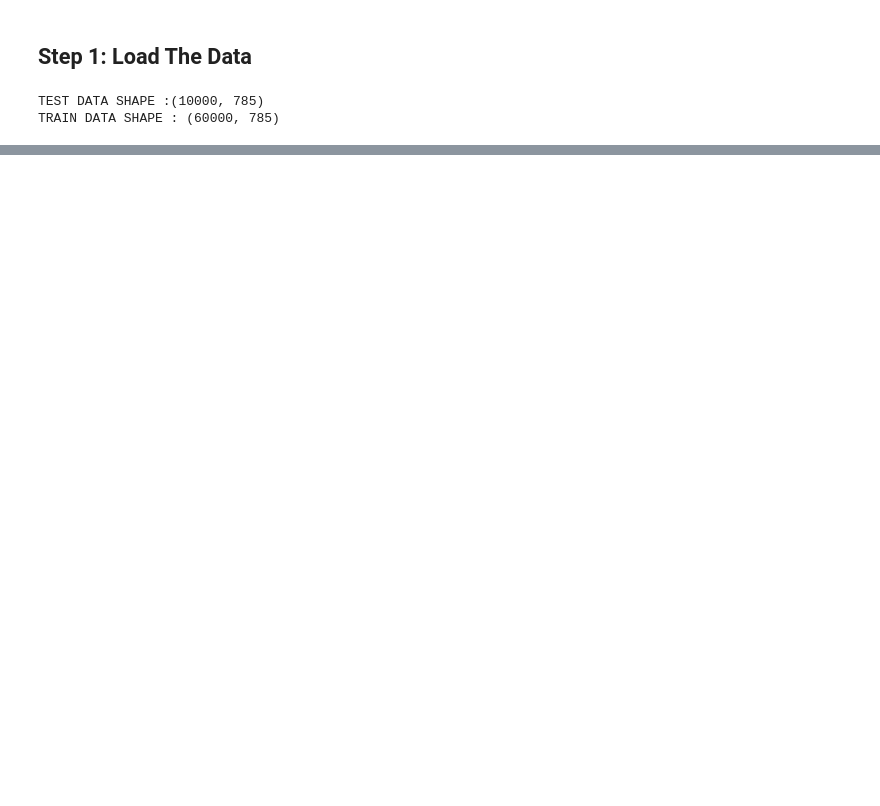
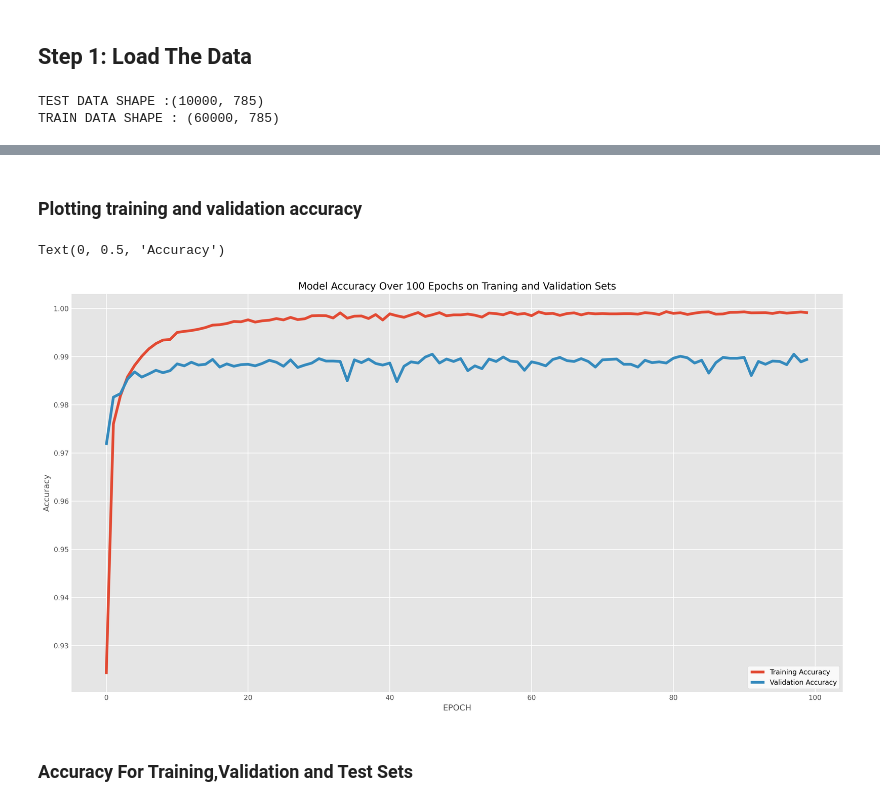
Before and after one commit to jayd719/ubiquitous-couscous, a Jupyter notebook: Assignment4/A4.ipynb, the cells around one changed output, grey strips where cells are left out. Saved outputs shown, nothing was run; the diff lists cells and outputs as text; code cells hidden in the pictures; blank space fills up the shorter version.

```diff
--- a/Assignment4/A4.ipynb
+++ b/Assignment4/A4.ipynb
@@ -47,0 +69,4 @@ print(f"VALIDATION DATA SHAPE : {X_val.shape}")
+# %%
+model = Sequential()
+# Model Summary before defining Structure
+model.summary()
@@ -47,0 +162,9 @@ print(f"VALIDATION DATA SHAPE : {X_val.shape}")
+# %%
+optimizer = Adam(learning_rate=0.001)
+
+model.compile(
+    optimizer=optimizer,
+    loss="sparse_categorical_crossentropy",
+    metrics=["accuracy"]
+)
+print("Model Compiled Successfully")
@@ -47,0 +175,9 @@ print(f"VALIDATION DATA SHAPE : {X_val.shape}")
+# %%
+training_history = model.fit(
+    X_train,
+    y_train,
+    batch_size=32,
+    epochs=100,
+    validation_data=(X_val, y_val),
+)
+print("Model Trained Successfully")
@@ -47,0 +202,16 @@ print(f"VALIDATION DATA SHAPE : {X_val.shape}")
+# %% [markdown]
+### Plotting training and validation accuracy
+# %%
+plt.style.use("ggplot")
+plt.figure(dpi=300,figsize=(18,10))
+plt.plot(training_history.history["accuracy"], label="Training Accuracy")
+plt.plot(training_history.history["val_accuracy"], label="Validation Accuracy")
+plt.title("Model Accuracy Over 100 Epochs on Traning and Validation Sets",color="black")
+plt.legend(frameon=True,facecolor="white",labelcolor="black",loc="lower right")
+plt.xlabel("EPOCH")
+plt.ylabel("Accuracy")
+# %% [output]
+Text(0, 0.5, 'Accuracy')
+[figure, added]
+# %% [markdown]
+### Accuracy For Training,Validation and Test Sets
```
Also changed, not shown: parts of 20 cells of this notebook.
